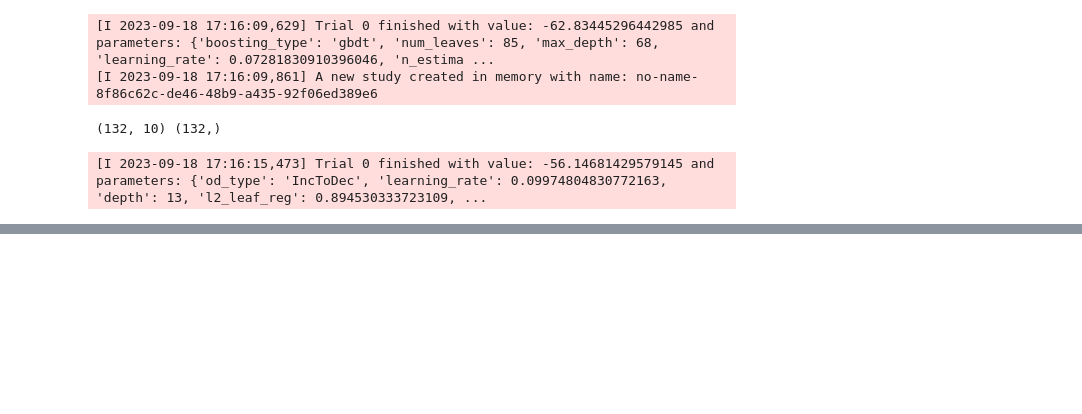
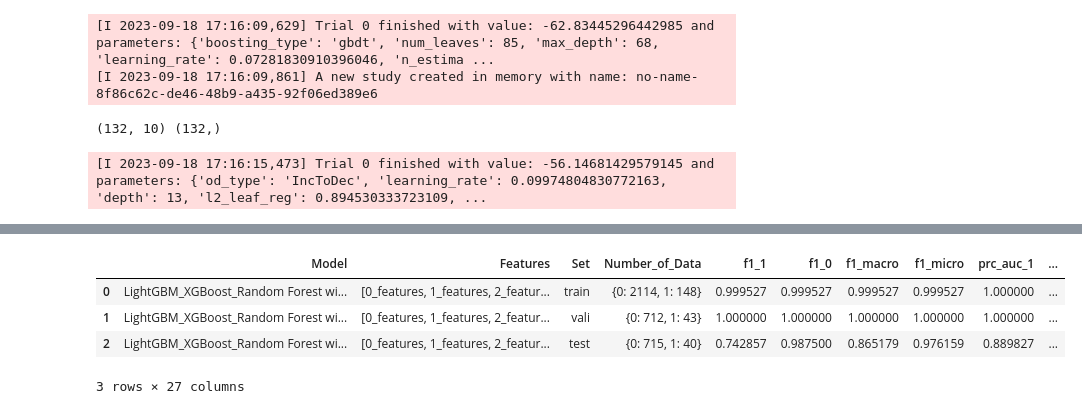
Before and after one commit to Wang-Jian-An/CustomizedAutoML, a Jupyter notebook: Example.ipynb, the cells around one changed output, grey strips where cells are left out. Drawn from its saved outputs; the diff is of its cells as text; code cells hidden in the pictures; blank space fills up the shorter version.

```diff
--- a/Example.ipynb
+++ b/Example.ipynb
@@ -330,0 +385,9 @@ pd.DataFrame(totalResult["Evaluation"])
+# %%
+# SMOTE
+pd.DataFrame(allResult[0]["Evaluation"])
+# %% [output]
+|  | Model | Features | Set | Number_of_Data | f1_1 | f1_0 | f1_macro | f1_micro | prc_auc_1 | ... |
+| 0 | LightGBM_XGBoost_Random Forest wi... | [0_features, 1_features, 2_featur... | train | {0: 2114, 1: 148} | 0.999527 | 0.999527 | 0.999527 | 0.999527 | 1.000000 | ... |
+| 1 | LightGBM_XGBoost_Random Forest wi... | [0_features, 1_features, 2_featur... | vali | {0: 712, 1: 43} | 1.000000 | 1.000000 | 1.000000 | 1.000000 | 1.000000 | ... |
+| 2 | LightGBM_XGBoost_Random Forest wi... | [0_features, 1_features, 2_featur... | test | {0: 715, 1: 40} | 0.742857 | 0.987500 | 0.865179 | 0.976159 | 0.889827 | ... |
+3 rows × 27 columns
```
Also changed, not shown: parts of 8 cells of this notebook.
